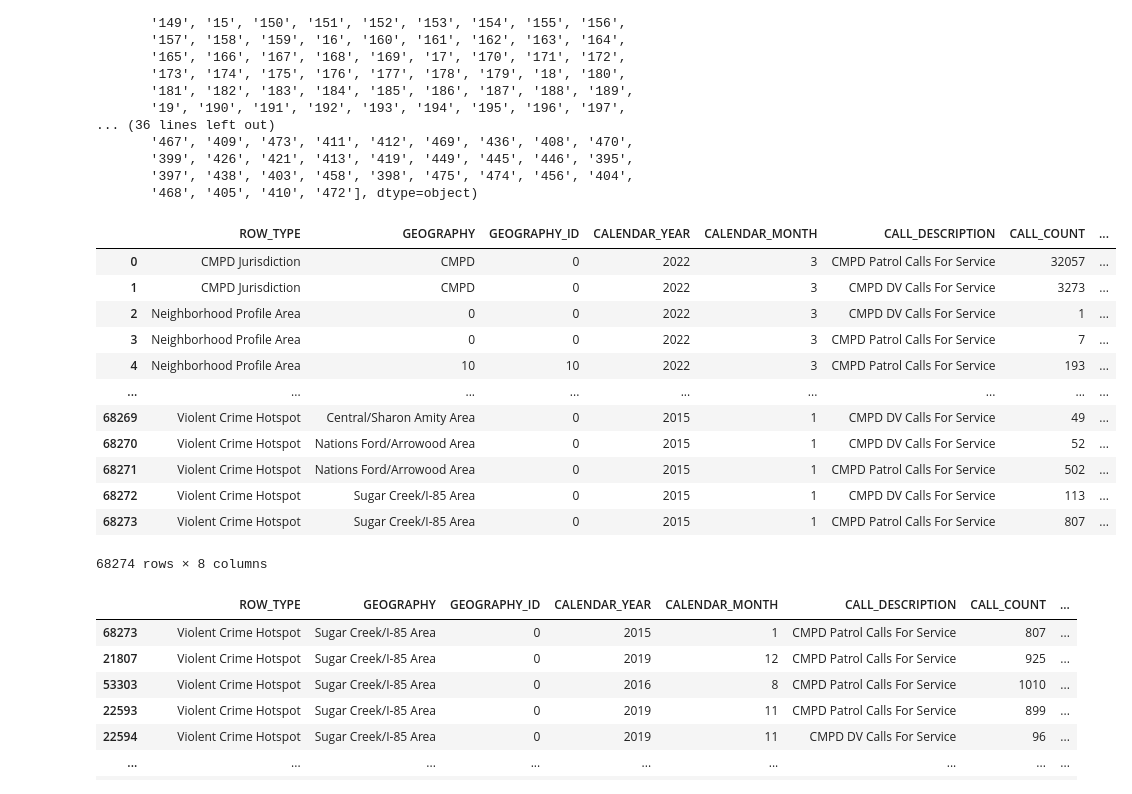
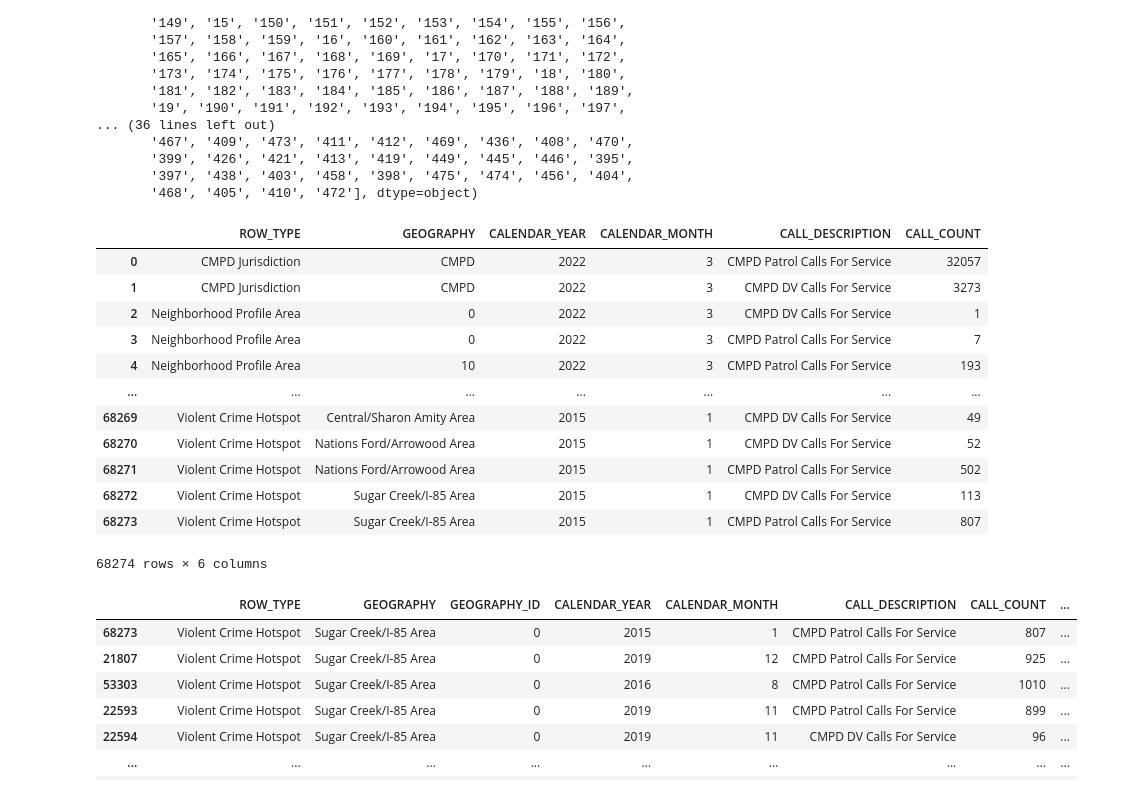
Before and after one commit to dannybarto/Group_5_Final_Project, a Jupyter notebook: project_test.ipynb, the cells around one changed output. Saved outputs shown, nothing was run; the diff lists cells and outputs as text; code cells hidden in the pictures.

Commit message:
db layout and more dataframe testing

```diff
--- a/project_test.ipynb
+++ b/project_test.ipynb
@@ -1,11 +1,13 @@
 # %%
 import pandas as pd
 # %%
-call_data_to_load = 'C:/Users/bpeav/Desktop/Coding Bootcamp/Final/CMPD_Calls_for_Service.csv'
-offense_data_to_load = 'C:/Users/bpeav/Desktop/Coding Bootcamp/Final/Violent_Crime_Offenses.csv'
+call_data_to_load = 'CMPD_Calls_for_Service.csv'
+offense_data_to_load = 'Violent_Crime_Offenses.csv'
+incident_data_to_load = 'CMPD_Incidents.csv'
 
 call_data_df = pd.read_csv(call_data_to_load)
 offense_data_df = pd.read_csv(offense_data_to_load)
+incident_data_df = pd.read_csv(incident_data_to_load)
 # %% [markdown]
 # Call Data Dataframe Information
 # %%
@@ -50,20 +66,21 @@ array(['CMPD', '0', '10', '100', '101', '102', '103', '105', '106', '107',
        '397', '438', '403', '458', '398', '475', '474', '456', '404',
        '468', '405', '410', '472'], dtype=object)
 # %%
-call_data_df[["GEOGRAPHY", "CALENDAR_YEAR", "CALENDAR_MONTH", "CALL_DESCRIPTION", "CALL_COUNT"]]
-call_data_df
+# Possible df of useful information?
+call_df2 = call_data_df[["ROW_TYPE", "GEOGRAPHY", "CALENDAR_YEAR", "CALENDAR_MONTH", "CALL_DESCRIPTION", "CALL_COUNT"]]
+call_df2
 # %% [output]
-|  | ROW_TYPE | GEOGRAPHY | GEOGRAPHY_ID | CALENDAR_YEAR | CALENDAR_MONTH | CALL_DESCRIPTION | CALL_COUNT | ... |
-| 0 | CMPD Jurisdiction | CMPD | 0 | 2022 | 3 | CMPD Patrol Calls For Service | 32057 | ... |
-| 1 | CMPD Jurisdiction | CMPD | 0 | 2022 | 3 | CMPD DV Calls For Service | 3273 | ... |
-| 2 | Neighborhood Profile Area | 0 | 0 | 2022 | 3 | CMPD DV Calls For Service | 1 | ... |
-| 3 | Neighborhood Profile Area | 0 | 0 | 2022 | 3 | CMPD Patrol Calls For Service | 7 | ... |
-| 4 | Neighborhood Profile Area | 10 | 10 | 2022 | 3 | CMPD Patrol Calls For Service | 193 | ... |
-| ... | ... | ... | ... | ... | ... | ... | ... | ... |
-| 68269 | Violent Crime Hotspot | Central/Sharon Amity Area | 0 | 2015 | 1 | CMPD DV Calls For Service | 49 | ... |
-| 68270 | Violent Crime Hotspot | Nations Ford/Arrowood Area | 0 | 2015 | 1 | CMPD DV Calls For Service | 52 | ... |
-| 68271 | Violent Crime Hotspot | Nations Ford/Arrowood Area | 0 | 2015 | 1 | CMPD Patrol Calls For Service | 502 | ... |
-| 68272 | Violent Crime Hotspot | Sugar Creek/I-85 Area | 0 | 2015 | 1 | CMPD DV Calls For Service | 113 | ... |
-| 68273 | Violent Crime Hotspot | Sugar Creek/I-85 Area | 0 | 2015 | 1 | CMPD Patrol Calls For Service | 807 | ... |
+|  | ROW_TYPE | GEOGRAPHY | CALENDAR_YEAR | CALENDAR_MONTH | CALL_DESCRIPTION | CALL_COUNT |
+| 0 | CMPD Jurisdiction | CMPD | 2022 | 3 | CMPD Patrol Calls For Service | 32057 |
+| 1 | CMPD Jurisdiction | CMPD | 2022 | 3 | CMPD DV Calls For Service | 3273 |
+| 2 | Neighborhood Profile Area | 0 | 2022 | 3 | CMPD DV Calls For Service | 1 |
+| 3 | Neighborhood Profile Area | 0 | 2022 | 3 | CMPD Patrol Calls For Service | 7 |
+| 4 | Neighborhood Profile Area | 10 | 2022 | 3 | CMPD Patrol Calls For Service | 193 |
+| ... | ... | ... | ... | ... | ... | ... |
+| 68269 | Violent Crime Hotspot | Central/Sharon Amity Area | 2015 | 1 | CMPD DV Calls For Service | 49 |
+| 68270 | Violent Crime Hotspot | Nations Ford/Arrowood Area | 2015 | 1 | CMPD DV Calls For Service | 52 |
+| 68271 | Violent Crime Hotspot | Nations Ford/Arrowood Area | 2015 | 1 | CMPD Patrol Calls For Service | 502 |
+| 68272 | Violent Crime Hotspot | Sugar Creek/I-85 Area | 2015 | 1 | CMPD DV Calls For Service | 113 |
+| 68273 | Violent Crime Hotspot | Sugar Creek/I-85 Area | 2015 | 1 | CMPD Patrol Calls For Service | 807 |
-68274 rows × 8 columns
+68274 rows × 6 columns
 # %%
```
Also changed, not shown: parts of 17 cells of this notebook, 2 other files.
